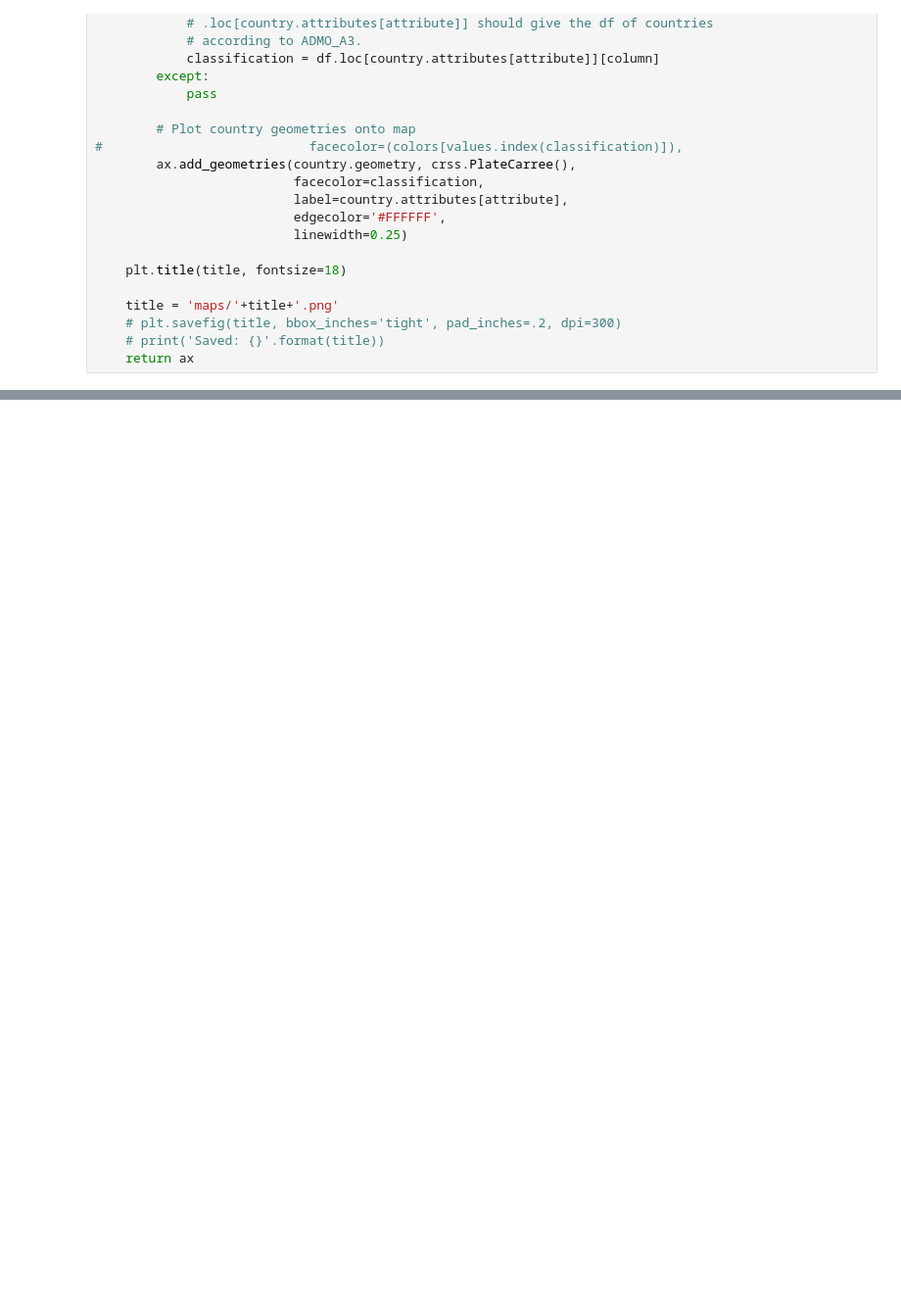
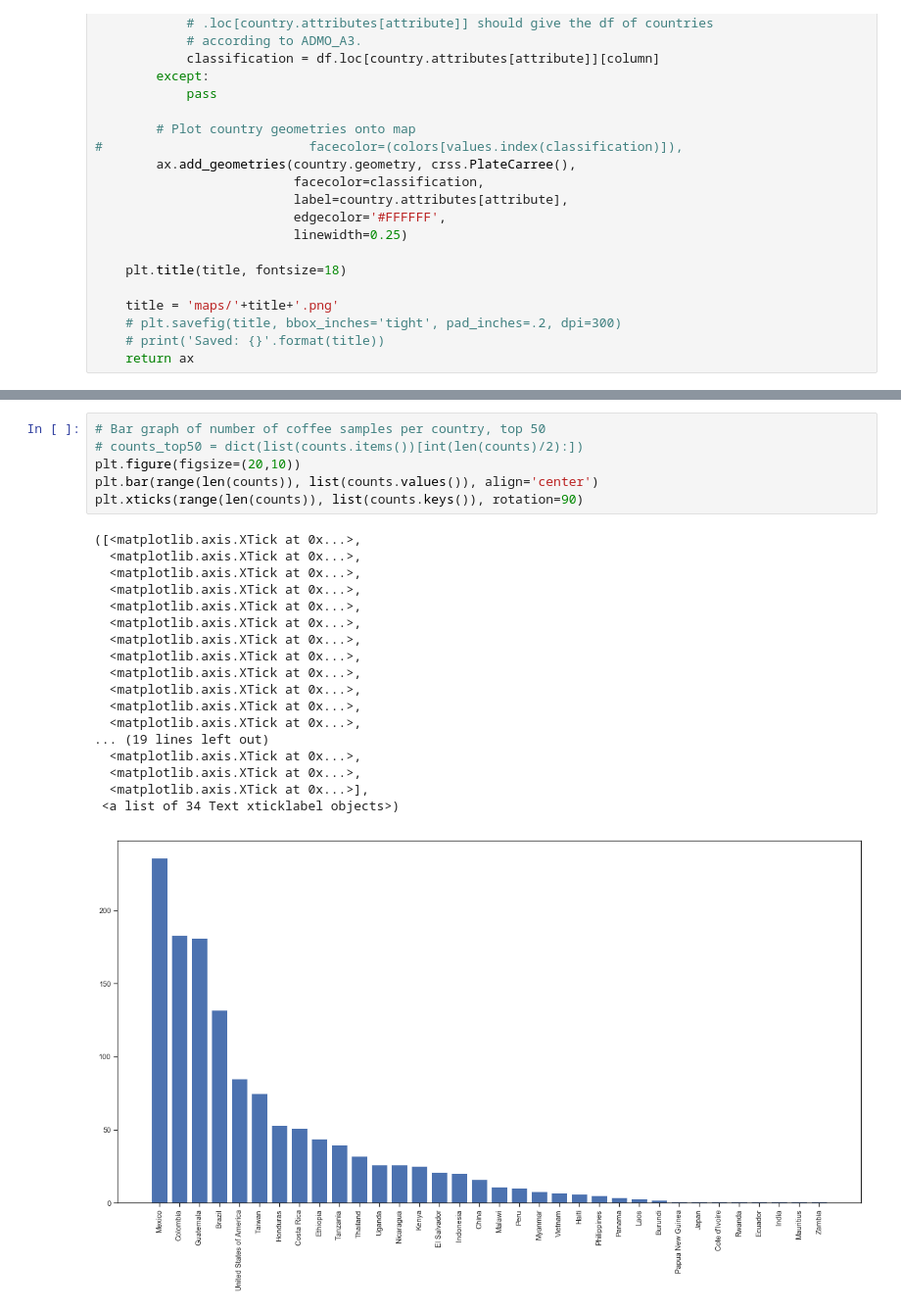
Before and after one commit to Evelyn-H/Data-Analysis-Course, a Jupyter notebook: Coffee Explorations.ipynb, the cells around one changed output, grey strips where cells are left out. Shown at 98% size. Cells and saved outputs as stored; diff of their text form; blank space fills up the shorter version.

Commit message:
bar plot for number of coffee samples per country

```diff
--- a/Coffee Explorations.ipynb
+++ b/Coffee Explorations.ipynb
@@ -224,3 +225,28 @@ print("Map: ")
 # %% [output]
 Map:
 [figure]
+# %%
+# Bar graph of number of coffee samples per country, top 50
+# counts_top50 = dict(list(counts.items())[int(len(counts)/2):])
+plt.figure(figsize=(20,10))
+plt.bar(range(len(counts)), list(counts.values()), align='center')
+plt.xticks(range(len(counts)), list(counts.keys()), rotation=90)
+# %% [output]
+([<matplotlib.axis.XTick at 0x...>,
+  <matplotlib.axis.XTick at 0x...>,
+  <matplotlib.axis.XTick at 0x...>,
+  <matplotlib.axis.XTick at 0x...>,
+  <matplotlib.axis.XTick at 0x...>,
+  <matplotlib.axis.XTick at 0x...>,
+  <matplotlib.axis.XTick at 0x...>,
+  <matplotlib.axis.XTick at 0x...>,
+  <matplotlib.axis.XTick at 0x...>,
+  <matplotlib.axis.XTick at 0x...>,
+  <matplotlib.axis.XTick at 0x...>,
+  <matplotlib.axis.XTick at 0x...>,
+... (19 lines left out)
+  <matplotlib.axis.XTick at 0x...>,
+  <matplotlib.axis.XTick at 0x...>,
+  <matplotlib.axis.XTick at 0x...>],
+ <a list of 34 Text xticklabel objects>)
+[figure, added]
```
Also changed, not shown: parts of 1 cell of this notebook.
